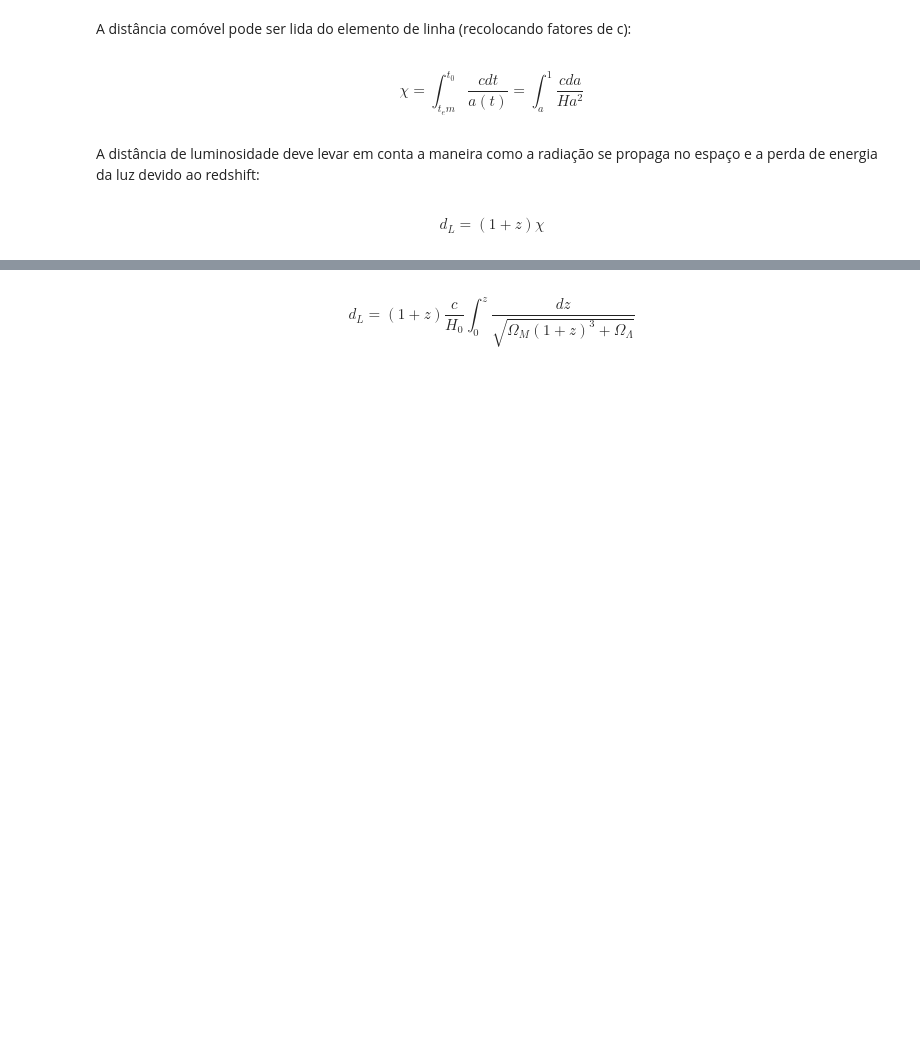
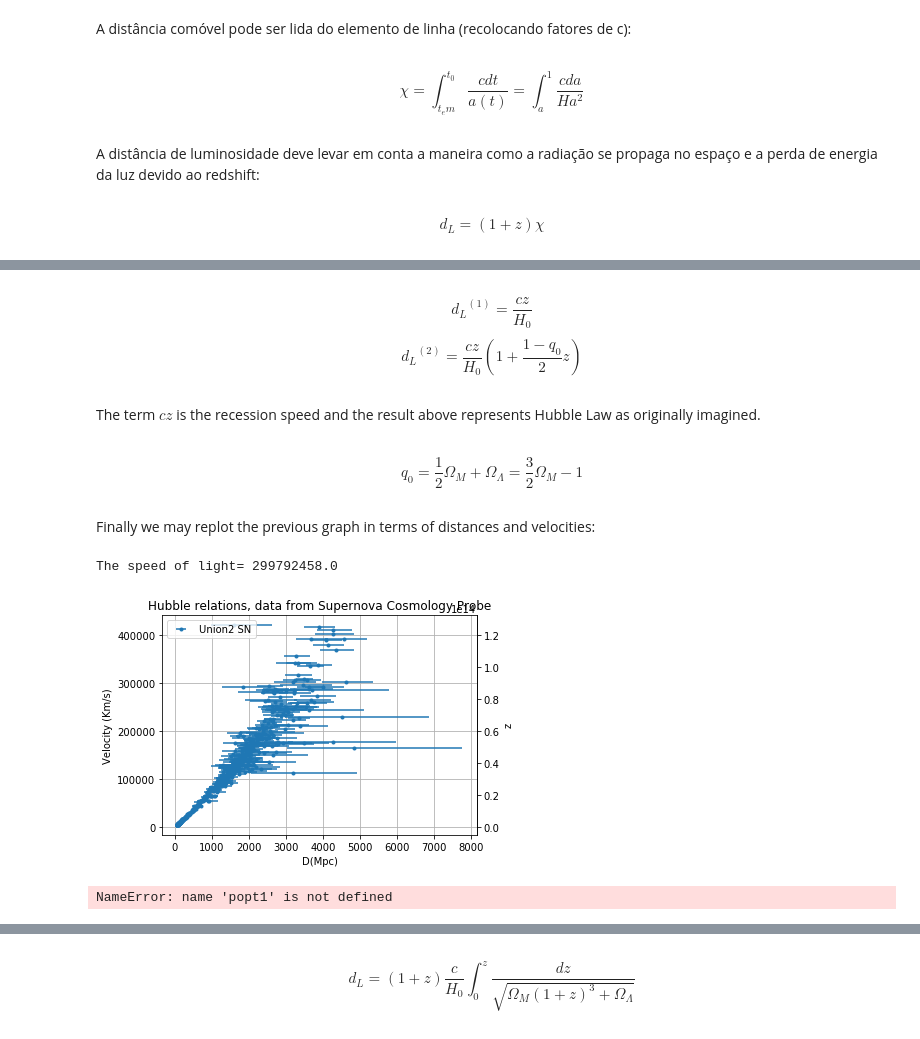
Before and after one commit to lbarosi/BINGO-Hackaton, a Jupyter notebook: Notebooks/Supernovas.ipynb, the cells around one changed output, grey strips where cells are left out. Saved outputs shown, nothing was run; the diff lists cells and outputs as text; code cells hidden in the pictures; blank space fills up the shorter version.

Commit message:
Supernovas (no Bayes yet)

```diff
--- a/Notebooks/Supernovas.ipynb
+++ b/Notebooks/Supernovas.ipynb
@@ -119,0 +124,29 @@ Usando a equação de Friedman podemos escrever expressões integrais para estas
+# %% [markdown]
+$$ {d_L}^{(1)} = \frac{c z}{H_0} $$
+$$ {d_L}^{(2)} = \frac{c z}{H_0} \left( 1 + \frac{1-q_0}{2} z \right)$$
+# %% [markdown]
+The term $c z$ is the recession speed and the result above represents Hubble Law as originally imagined.
+# %% [markdown]
+$$q_0 = \frac{1}{2}\Omega_M + \Omega_\Lambda = \frac{3}{2}\Omega_M -1 $$
+# %% [markdown]
+Finally we may replot the previous graph in terms of distances and velocities:
+# %%
+from scipy.constants import c
+print("The speed of light=",c)
+v_array = c*z_array/1000
+# %% [output]
+The speed of light= 299792458.0
+# %%
+dlabel = 'Union2 SN'
+fig, ax =  plt.subplots()
+ax.errorbar(d_array,v_array, xerr=(d_error_minus,d_error_plus),fmt='.',label=dlabel)
+ax.set_xlabel('D(Mpc)')
+ax.set_ylabel('Velocity (Km/s)')
+ax.grid(b=True,which='both')
+ax.legend(loc='upper left')
+ax.set_title('Hubble relations, data from Supernova Cosmology Probe')
+sec = ax.secondary_yaxis('right', functions=(lambda x: c*x, lambda x: x/c))
+sec.set_ylabel('z')
+plt.tight_layout()
+# %% [output]
+[figure, added]
@@ -119,0 +183,26 @@ Usando a equação de Friedman podemos escrever expressões integrais para estas
+# %%
+from scipy.optimize import curve_fit
+from scipy.stats import chisquare
+confidence = 3
+zmax = 0.5
+indx = np.where(z_array < zmax)
+zfilter = z_array[indx]
+dfilter = d_array[indx]
+sig = d_error_plus[indx] - d_error_minus[indx]
+popt, pcov = curve_fit(d1, zfilter, dfilter, sigma = sig)
+
+perr = np.sqrt(np.diag(pcov))
+popt_up = popt+confidence*perr
+popt_down = popt-confidence*perr
+
+chi2r = chi2_r(dfilter,d1(zfilter,*popt1),len(popt),sig)
+print("Hubble Constant H=",popt[0], "Intercept Parameter q=", popt[1])
+print("Chi-quadrado = ",chi2r)
+#z points to plot smooth fit
+zaxis = np.linspace(0,zmax,200)
+fitd = d1(zaxis,*popt)
+fitd_up = d1(zaxis,*popt_up)
+fitd_down = d1(zaxis,*popt_down)
+plotSupernova("Hubble Linear")
+# %% [output]
+NameError: name 'popt1' is not defined
```
Also changed, not shown: parts of 25 cells of this notebook, 2 other files.
